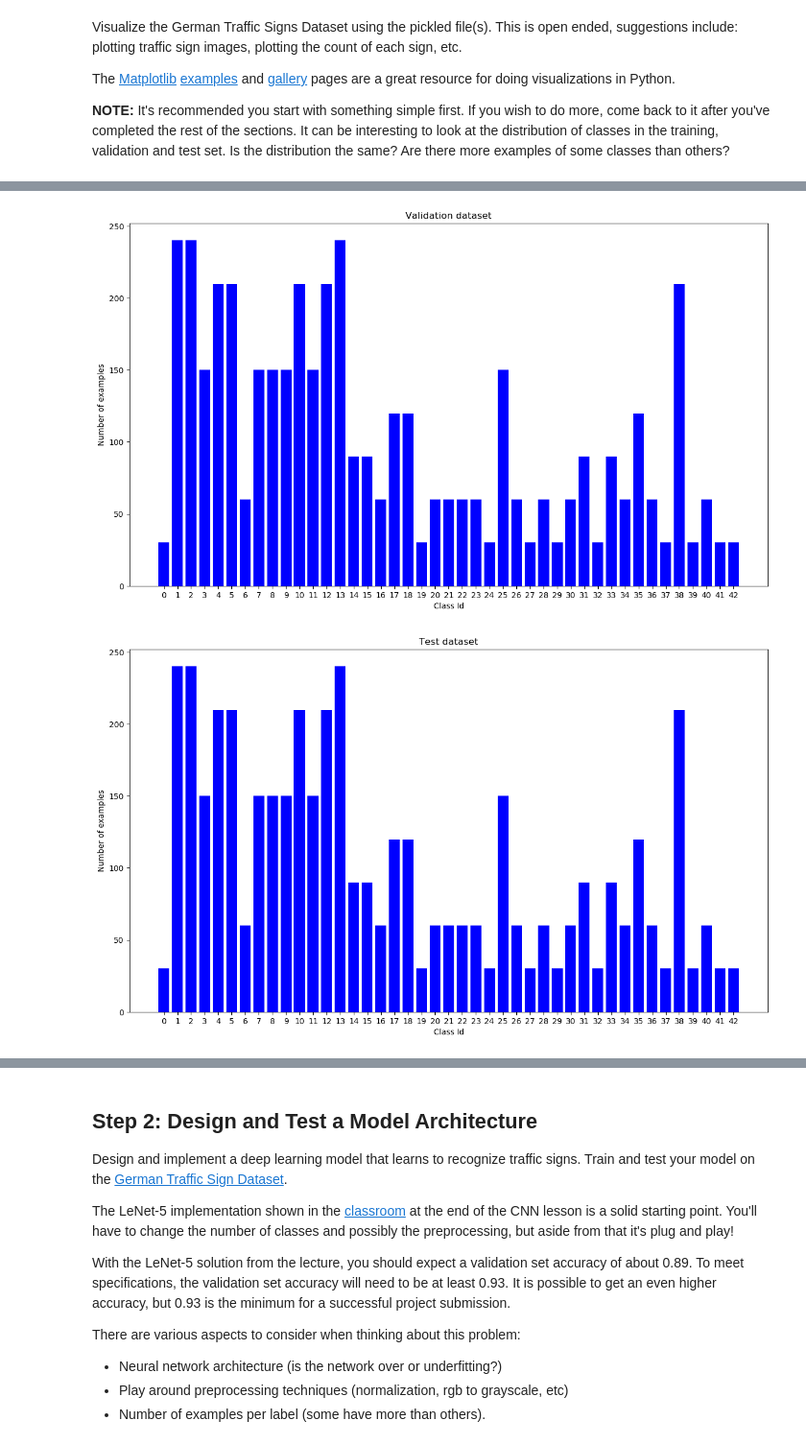
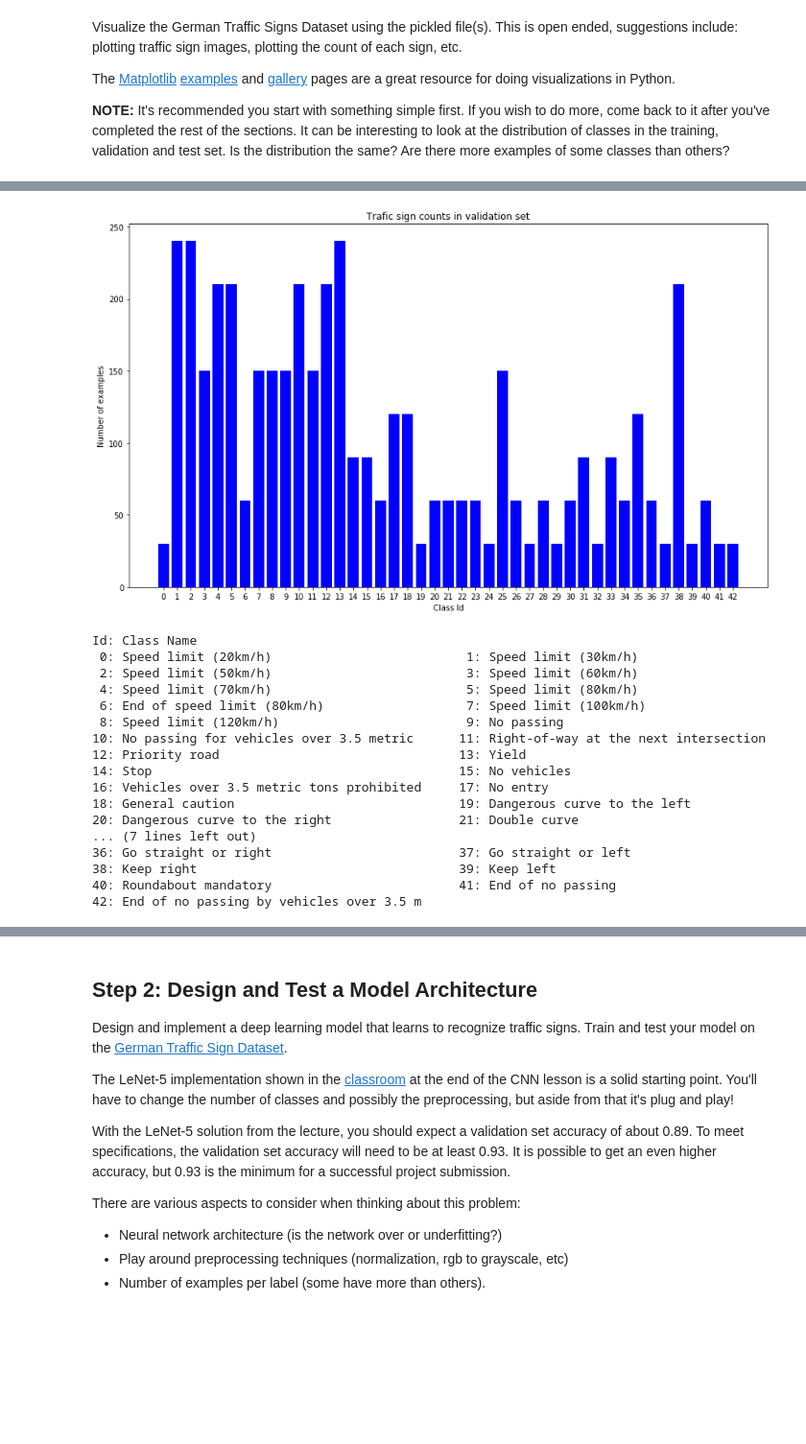
Before and after one commit to tcdoan/CarND-Traffic-Sign-Classifier-Project, a Jupyter notebook: Traffic_Sign_Classifier.ipynb, the cells around one changed output, grey strips where cells are left out. Shown at 96% size. Saved outputs shown, nothing was run; the diff lists cells and outputs as text; code cells hidden in the pictures; blank space fills up the shorter version.

```diff
--- a/Traffic_Sign_Classifier.ipynb
+++ b/Traffic_Sign_Classifier.ipynb
@@ -176,33 +187,26 @@ Id: Class Name
 38: Keep right                                   39: Keep left
 40: Roundabout mandatory                         41: End of no passing
 42: End of no passing by vehicles over 3.5 m
-# %%
-# plot the count of each sign in validation dataset
-valid_y_counts  = collections.Counter(y_valid)
-yCounts = [valid_y_counts[x] for x in range(n_classes)]
-
-fig, ax = plt.subplots(figsize=(12, 7))
-fig.tight_layout()
-ax.bar(xs, yCounts, align='center',color='blue')
-ax.set_xticks(xs)
-ax.set_xlabel('Class Id')
-ax.set_ylabel('Number of examples')
-ax.set_title('Validation dataset')
-plt.show()
-# %% [output]
-[figure, removed]
-# %%
-# plot the count of each sign in validation dataset
-test_y_counts  = collections.Counter(y_valid)
-yCounts = [valid_y_counts[x] for x in range(n_classes)]
-
-fig, ax = plt.subplots(figsize=(12, 7))
-fig.tight_layout()
-ax.bar(xs, yCounts, align='center',color='blue')
-ax.set_xticks(xs)
-ax.set_xlabel('Class Id')
-ax.set_ylabel('Number of examples')
-ax.set_title('Test dataset')
-plt.show()
-# %% [output]
-[figure, removed]
+# %%
+# plot the count of each sign in validation set
+visualizeClassCounts(y_valid, 'Trafic sign counts in validation set')
+printClassLabels()
+# %% [output]
+[figure, added]
+Id: Class Name
+ 0: Speed limit (20km/h)                          1: Speed limit (30km/h)
+ 2: Speed limit (50km/h)                          3: Speed limit (60km/h)
+ 4: Speed limit (70km/h)                          5: Speed limit (80km/h)
+ 6: End of speed limit (80km/h)                   7: Speed limit (100km/h)
+ 8: Speed limit (120km/h)                         9: No passing
+10: No passing for vehicles over 3.5 metric      11: Right-of-way at the next intersection
+12: Priority road                                13: Yield
+14: Stop                                         15: No vehicles
+16: Vehicles over 3.5 metric tons prohibited     17: No entry
+18: General caution                              19: Dangerous curve to the left
+20: Dangerous curve to the right                 21: Double curve
+... (7 lines left out)
+36: Go straight or right                         37: Go straight or left
+38: Keep right                                   39: Keep left
+40: Roundabout mandatory                         41: End of no passing
+42: End of no passing by vehicles over 3.5 m
```
Also changed, not shown: parts of 7 cells of this notebook.
